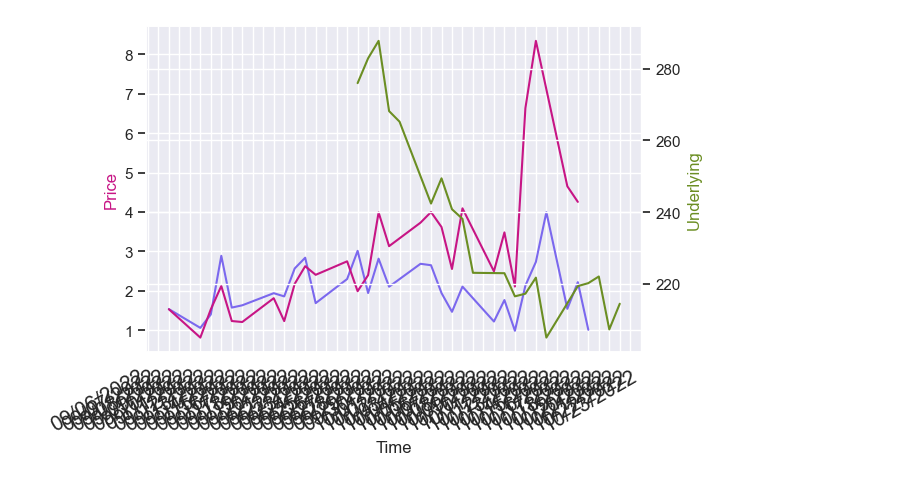
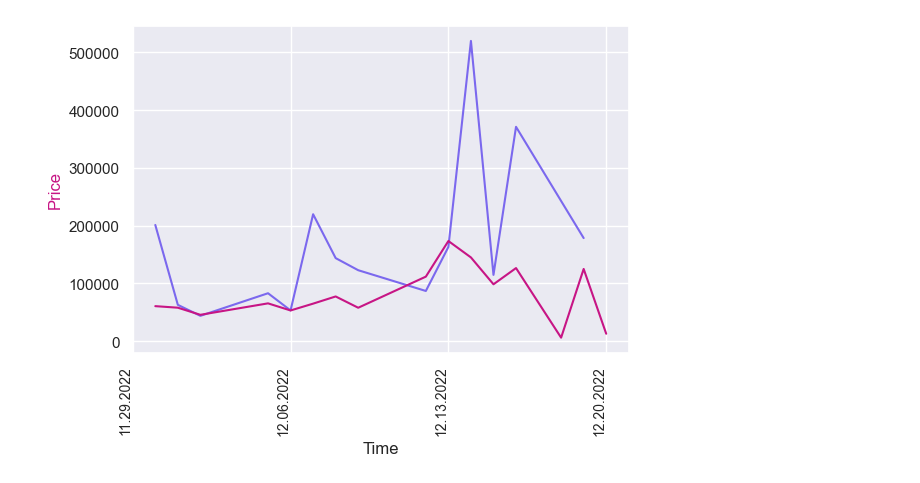
Before and after one commit to mikevanwinkle/optionsbot, a Jupyter notebook: notebook.ipynb, the cells around one changed output. Saved outputs shown, nothing was run; the diff lists cells and outputs as text; code cells hidden in the pictures.

```diff
--- a/notebook.ipynb
+++ b/notebook.ipynb
@@ -1,10 +1,16 @@
 # %%
 from datetime import datetime, timedelta
-from lib.polygon_util import get_price_history
+from src.polygon_util import get_price_history
+
+TICKER = "TSLA"
 
 to_date = datetime.today()
 from_date = to_date - timedelta(days=30)
-results = get_price_history('TSLA', from_date=from_date, to_date=to_date)
-data = [r for r in results['results']]
-print([datetime.fromtimestamp(r['t'] / 1000).strftime('%Y-%m-%d') for r in data])
+results = get_price_history(TICKER, from_date=from_date, to_date=to_date)
+
+try:
+  data = [r for r in results['results']]
+  print([ r['c']  for r in data])
+except Exception as e:
+  print(f'{e}')
 # %% [output]
@@ -47,40 +53,80 @@ plt.show()
 # %%
+from numpy import NaN
 import pandas as pd
 import matplotlib.pyplot as plt
 import matplotlib.dates as mdates
-from lib.models.aggregrates import Aggregates
-TICKER = 'TSLA'
+from src.models.aggregrates import Aggregates
+from src.polygon_util import load_price_adjuster
 lookback = 14
 agg = Aggregates()
 # calls = agg.getSet(where=f'ticker LIKE "O:{TICKER}22%C%"', offset=0, limit=11000, order='asc', order_by='ticker')
 # puts = agg.getSet(where=f'ticker LIKE "O:{TICKER}22%P%"', offset=0, limit=11000, order='asc', order_by='ticker')
-calls = agg.getResult(f"SELECT date, sum(volume) as v, avg(vw) as vw, avg(high - low) as spread, avg(close) as close, sum(number) FROM aggregates where ticker LIKE 'O:{TICKER}22%C%' GROUP BY date ORDER by date asc")
-puts = agg.getResult(f"SELECT date, sum(volume) as v, avg(vw) as vw, avg(high - low) as spread, avg(close) as close, sum(number) FROM aggregates where ticker LIKE 'O:{TICKER}22%P%' GROUP BY date ORDER by date asc")
+query = f"""
+          SELECT date, sum(volume) as v, avg(vw) as vw, avg(high - low) as spread, avg(close) as close, sum(number)
+          FROM aggregates
+          WHERE ticker LIKE %s AND date >= (CURDATE() - INTERVAL 30 DAY)
+          GROUP BY date ORDER by date asc
+      """
+calls = agg.getResult(query, (f'O:{TICKER}2%C%',))
+calls = agg.getResult(query, (f'O:{TICKER}2%P%',))
+
+
 df_calls = pd.DataFrame(calls)
 df_calls['date'] = df_calls['date'].apply(lambda x: datetime.strptime(x.strftime('%Y-%m-%d'), '%Y-%m-%d'))
+df_calls['_date'] = df_calls['date']
 df_calls.set_index('date', inplace=True)
 df_calls['type'] = 'call'
+def adjust(x):
+  # adjuster = load_price_adjuster(TICKER)
+
+  split_1 = datetime.strptime("2022-08-24", "%Y-%m-%d")
+  if x['_date'] <= split_1:
+    print(f"Adj {pf.loc[x._date.date().strftime('%Y-%m-%d')]}")
+    return x['close'] / 3
+  return x['close']
+
+def calc_intrinsic(x):
+  try:
+    return x.close - pf.loc[x._date.date().strftime('%Y-%m-%d')]['c'][0]
+  except:
+    return NaN
+
+def stock_price(x):
+  try:
+    return x.close - pf.loc[x._date.date().strftime('%Y-%m-%d')]['c'][0]
+  except:
+    return NaN
+
+
+# df_calls['close'] = df_calls.apply(lambda x: adjust(x), axis=1)
+print(df_calls.index)
+df_calls['intrinsic'] = df_calls.apply(calc_intrinsic, axis=1)
+df_calls['stock'] = df_calls.apply(stock_price, axis=1)
 df_puts = pd.DataFrame(puts)
 df_puts['date'] = df_puts['date'].apply(lambda x: datetime.strptime(x.strftime('%Y-%m-%d'), '%Y-%m-%d'))
+df_puts['_date'] = df_puts['date']
 df_puts.set_index('date', inplace=True)
 df_puts['type'] = 'put'
+df_puts['intrinsic'] = df_puts.apply(calc_intrinsic, axis=1)
+df_puts['stock'] = df_puts.apply(stock_price, axis=1)
 fig, ax1 = plt.subplots()
 
 
-ax2 = ax1.twinx()
-ax2.set_ylabel('Underlying', color = 'olivedrab')
-ax2.plot(pf.index, pf['c'], color='olivedrab')
+# ax2 = ax1.twinx()
+# ax2.set_ylabel('Underlying', color = 'olivedrab')
+# ax2.plot(pf.index, pf['c'], color='olivedrab')
+# ax2.grid(visible=False)
 
 ax1.set_xlabel('Time')
 ax1.set_ylabel('Price', color = 'mediumvioletred')
-ax1.plot(df_calls.index, df_calls['spread'], color='mediumslateblue')
-ax1.plot(df_puts.index, df_puts['spread'], color='mediumvioletred')
-ax1.tick_params(axis='x',labelsize=10,rotation=90)
+ax1.plot(df_calls.index, df_calls['v'], color='mediumslateblue')
+ax1.plot(df_puts.index, df_puts['v'], color='mediumvioletred')
+ax1.tick_params(axis='x',labelsize=10,rotation=120)
 
 
 
-plt.gca().xaxis.set_major_formatter(mdates.DateFormatter('%m/%d/%Y'))
-plt.gca().xaxis.set_major_locator(mdates.DayLocator())
-plt.gcf().autofmt_xdate()
+plt.gca().xaxis.set_major_formatter(mdates.DateFormatter('%m.%d.%Y'))
+plt.gca().xaxis.set_major_locator(mdates.WeekdayLocator())
+plt.gcf().autofmt_xdate(rotation=90, ha='right')
 plt.show()
 # %% [output]
@@ -87 +138 @@ plt.show()
-[figure, old version]
+[figure, new version]
```
Also changed, not shown: parts of 3 cells of this notebook, 1 other file.
